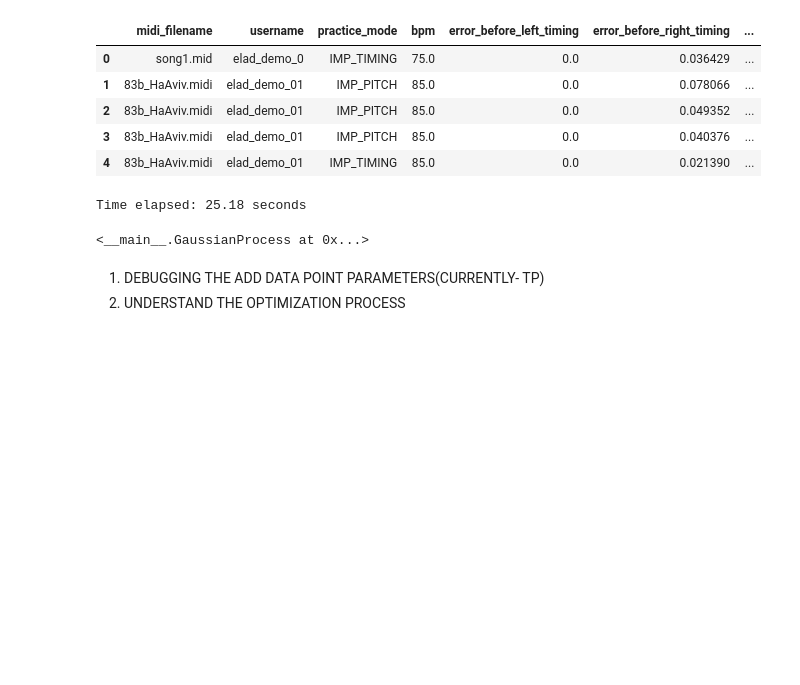
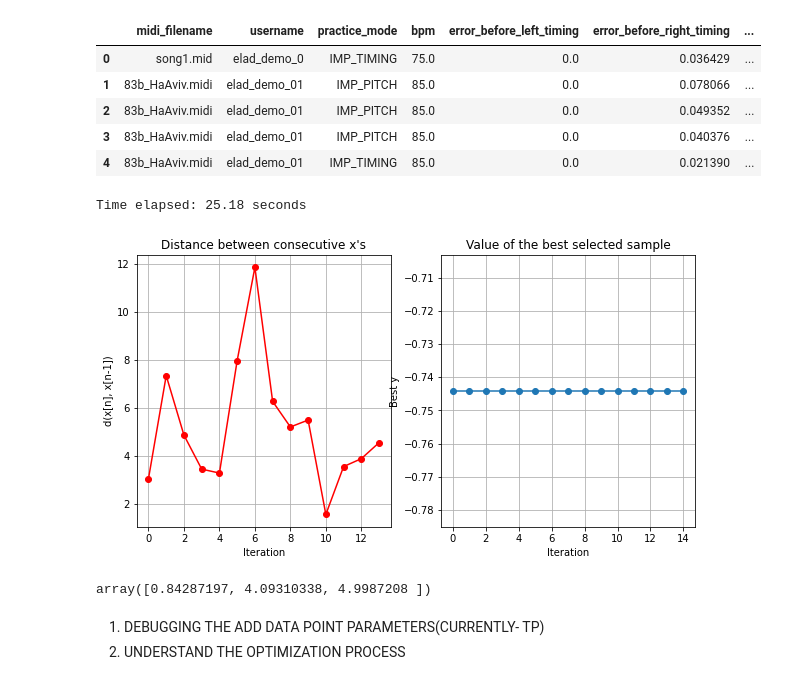
Before and after one commit to eladvromen/GP_optimization, a Jupyter notebook: GP_OPTIMIZATION.ipynb, the cells around one changed output. Saved outputs shown, nothing was run; the diff lists cells and outputs as text; code cells hidden in the pictures; blank space fills up the shorter version.

```diff
--- a/GP_OPTIMIZATION.ipynb
+++ b/GP_OPTIMIZATION.ipynb
@@ -1011,7 +1012,3 @@ time_elapsed = end_time - start_time
 print("Time elapsed: {:.2f} seconds".format(time_elapsed))
 # %% [output]
 Time elapsed: 25.18 seconds
-# %%
-best_gp
-# %% [output]
-<__main__.GaussianProcess at 0x...>
@@ -1018,3 +1060,11 @@ best_gp
+# %%
+bo.plot_convergence()
+# %% [output]
+[figure, added]
+# %%
+best_hyperparameters
+# %% [output]
+array([0.84287197, 4.09310338, 4.9987208 ])
 # %% [markdown]
 1. DEBUGGING THE ADD DATA POINT PARAMETERS(CURRENTLY- TP)
 2. UNDERSTAND THE OPTIMIZATION PROCESS
```
Also changed, not shown: parts of 2 cells of this notebook.
